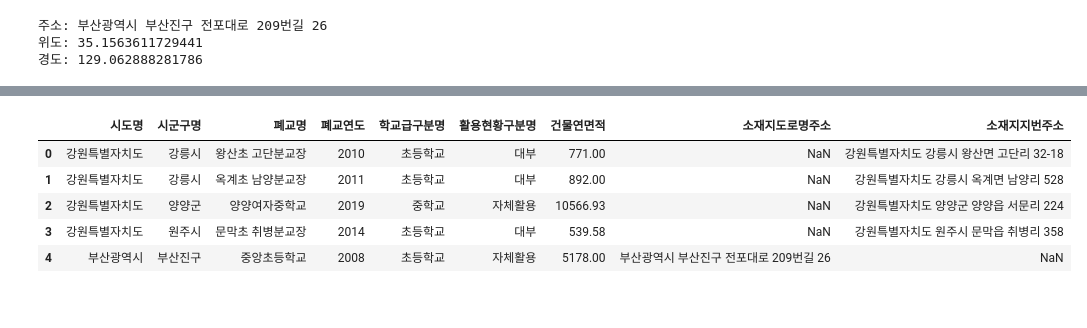
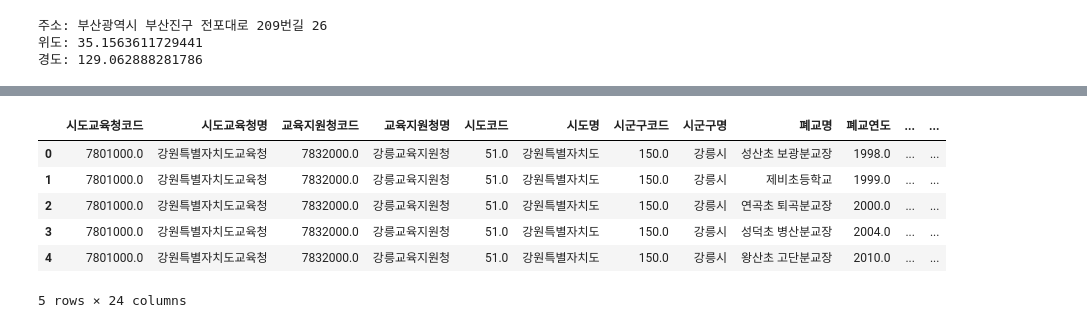
Before and after one commit to LYZAcell/data_study, a Jupyter notebook: 데이터저널/데저)위경도_추출.ipynb, the cells around one changed output, grey strips where cells are left out. Saved outputs shown, nothing was run; the diff lists cells and outputs as text; code cells hidden in the pictures.

```diff
--- a/데이터저널/데저)위경도_추출.ipynb
+++ b/데이터저널/데저)위경도_추출.ipynb
@@ -69,11 +103,12 @@ else:
 # %%
-origin_df = pd.read_csv('./전처리위경도전.csv', encoding = 'cp949')
+origin_df = pd.read_csv('전국폐교재산기본정보표준데이터.csv', encoding = 'cp949')
 df = origin_df.copy()
 df.head()
 # %% [output]
-|  | 시도명 | 시군구명 | 폐교명 | 폐교연도 | 학교급구분명 | 활용현황구분명 | 건물연면적 | 소재지도로명주소 | 소재지지번주소 |
-| 0 | 강원특별자치도 | 강릉시 | 왕산초 고단분교장 | 2010 | 초등학교 | 대부 | 771.00 | NaN | 강원특별자치도 강릉시 왕산면 고단리 32-18 |
-| 1 | 강원특별자치도 | 강릉시 | 옥계초 남양분교장 | 2011 | 초등학교 | 대부 | 892.00 | NaN | 강원특별자치도 강릉시 옥계면 남양리 528 |
-| 2 | 강원특별자치도 | 양양군 | 양양여자중학교 | 2019 | 중학교 | 자체활용 | 10566.93 | NaN | 강원특별자치도 양양군 양양읍 서문리 224 |
-| 3 | 강원특별자치도 | 원주시 | 문막초 취병분교장 | 2014 | 초등학교 | 대부 | 539.58 | NaN | 강원특별자치도 원주시 문막읍 취병리 358 |
-| 4 | 부산광역시 | 부산진구 | 중앙초등학교 | 2008 | 초등학교 | 자체활용 | 5178.00 | 부산광역시 부산진구 전포대로 209번길 26 | NaN |
+|  | 시도교육청코드 | 시도교육청명 | 교육지원청코드 | 교육지원청명 | 시도코드 | 시도명 | 시군구코드 | 시군구명 | 폐교명 | 폐교연도 | ... | ... |
+| 0 | 7801000.0 | 강원특별자치도교육청 | 7832000.0 | 강릉교육지원청 | 51.0 | 강원특별자치도 | 150.0 | 강릉시 | 성산초 보광분교장 | 1998.0 | ... | ... |
+| 1 | 7801000.0 | 강원특별자치도교육청 | 7832000.0 | 강릉교육지원청 | 51.0 | 강원특별자치도 | 150.0 | 강릉시 | 제비초등학교 | 1999.0 | ... | ... |
+| 2 | 7801000.0 | 강원특별자치도교육청 | 7832000.0 | 강릉교육지원청 | 51.0 | 강원특별자치도 | 150.0 | 강릉시 | 연곡초 퇴곡분교장 | 2000.0 | ... | ... |
+| 3 | 7801000.0 | 강원특별자치도교육청 | 7832000.0 | 강릉교육지원청 | 51.0 | 강원특별자치도 | 150.0 | 강릉시 | 성덕초 병산분교장 | 2004.0 | ... | ... |
+| 4 | 7801000.0 | 강원특별자치도교육청 | 7832000.0 | 강릉교육지원청 | 51.0 | 강원특별자치도 | 150.0 | 강릉시 | 왕산초 고단분교장 | 2010.0 | ... | ... |
+5 rows × 24 columns
```
Also changed, not shown: parts of 43 cells of this notebook.
